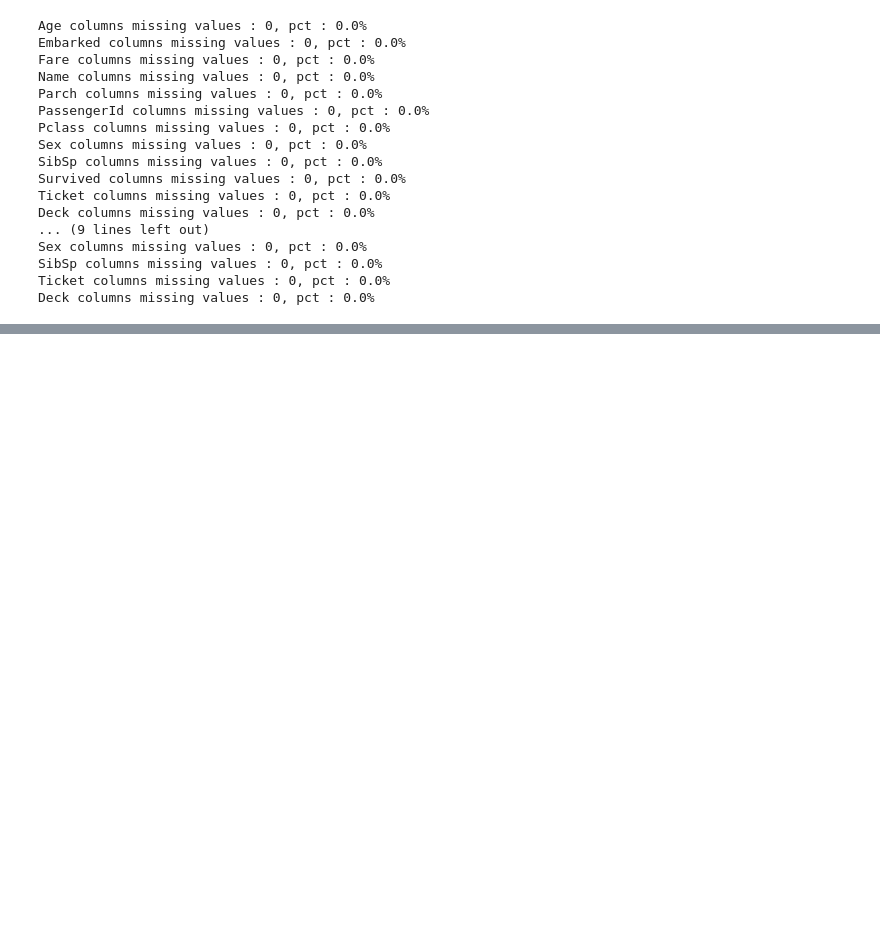
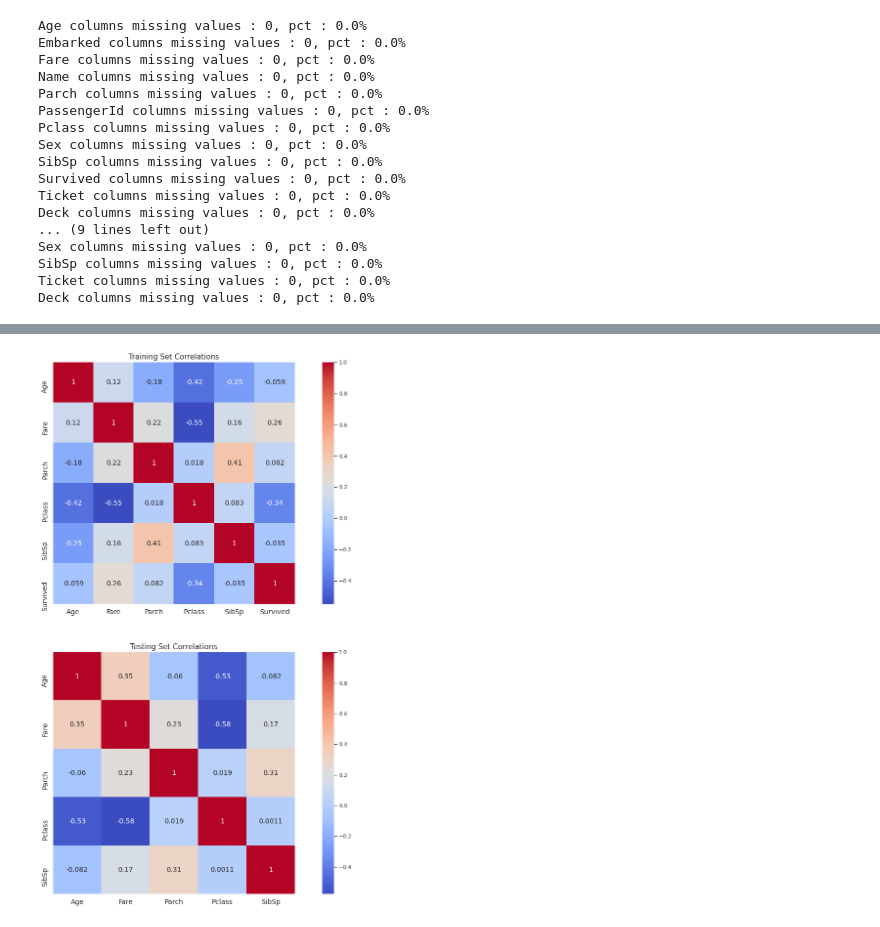
Before and after one commit to HwangHanJae/LearningNote, a Jupyter notebook: titanic_transcription3.ipynb, the cells around one changed output, grey strips where cells are left out. Cells and saved outputs as stored; diff of their text form; code cells hidden in the pictures; blank space fills up the shorter version.

```diff
--- a/titanic_transcription3.ipynb
+++ b/titanic_transcription3.ipynb
@@ -479,0 +554,13 @@ Deck columns missing values : 0, pct : 0.0%
+# %%
+fig, axe = plt.subplots(nrows=2, figsize=(20,20))
+sns.heatmap(df_train.drop("PassengerId", axis=1).corr(), ax=axe[0],annot=True, square=True, cmap='coolwarm', annot_kws={"size":14})
+sns.heatmap(df_test.drop("PassengerId", axis=1).corr(), ax=axe[1],annot=True, square=True, cmap='coolwarm', annot_kws={"size":14})
+
+for i in range(2):
+  axe[i].tick_params(axis='both', labelsize=14)
+axe[0].set_title("Training Set Correlations", size=15)
+axe[1].set_title("Testing Set Correlations", size=15)
+
+plt.show()
+# %% [output]
+[figure, added]
```
Also changed, not shown: parts of 16 cells of this notebook.
